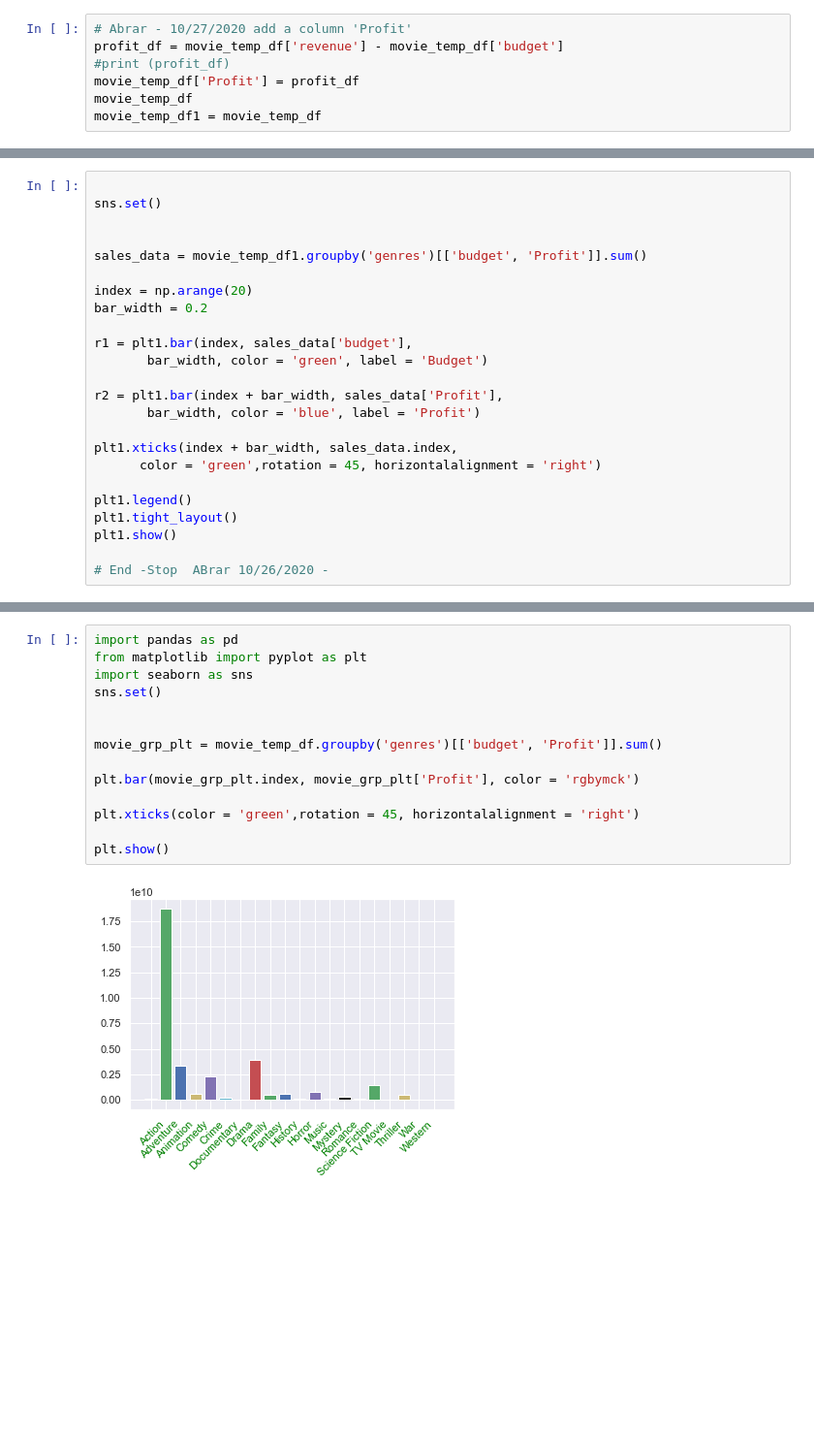
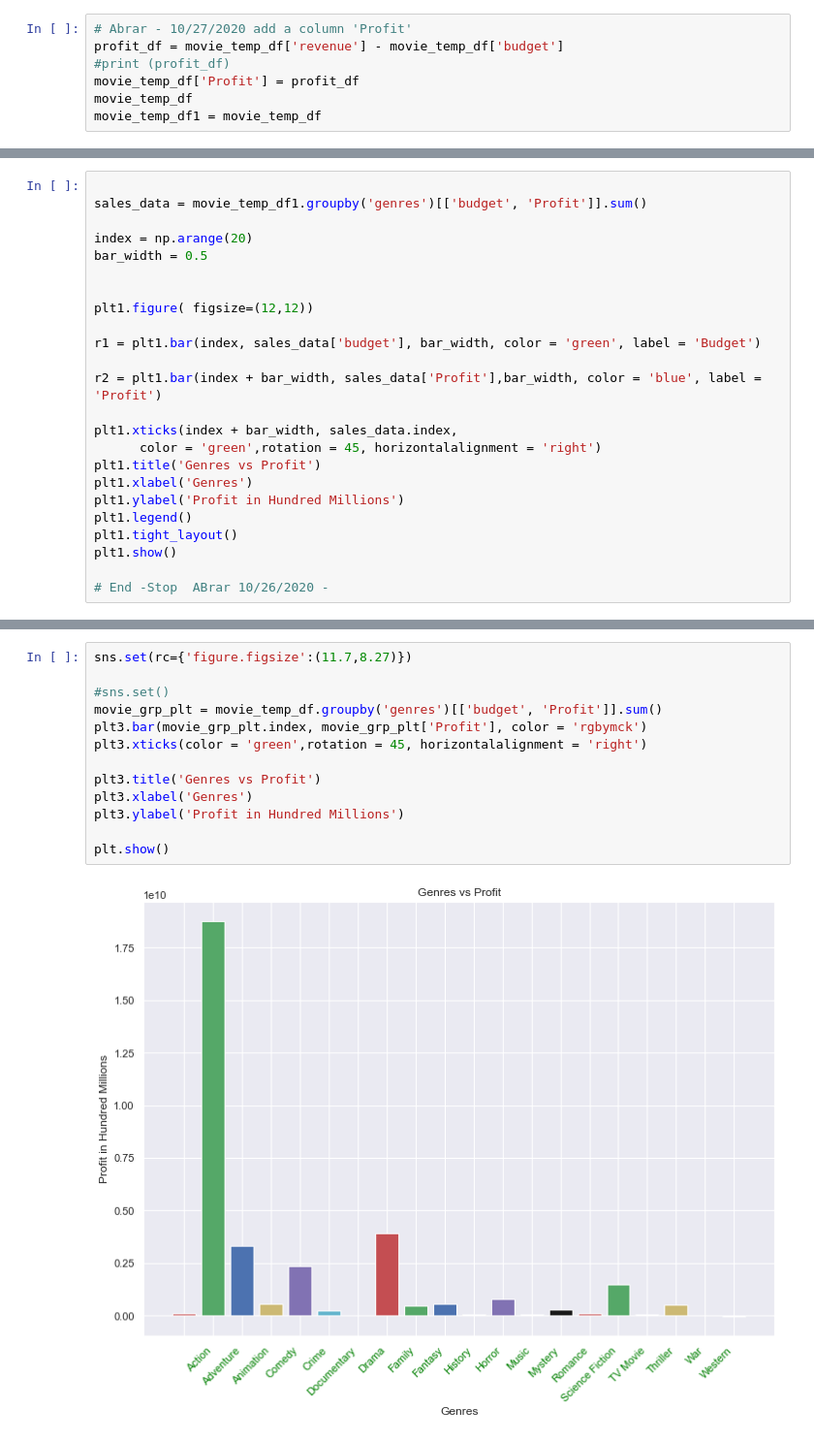
Before and after one commit to cassfolk/UCI-Project-1-Group-3, a Jupyter notebook: Data - database, pulling, and cleaning/movie_analysis_charts.ipynb, the cells around one changed output, grey strips where cells are left out. Shown at 97% size. Drawn from its saved outputs; the diff is of its cells as text; blank space fills up the shorter version.

```diff
--- a/Data - database, pulling, and cleaning/movie_analysis_charts.ipynb
+++ b/Data - database, pulling, and cleaning/movie_analysis_charts.ipynb
@@ -76,22 +28,22 @@ plt.show()
 # %%
-
-sns.set()
-
 
 sales_data = movie_temp_df1.groupby('genres')[['budget', 'Profit']].sum()
 
 index = np.arange(20)
-bar_width = 0.2
+bar_width = 0.5
 
-r1 = plt1.bar(index, sales_data['budget'],
-       bar_width, color = 'green', label = 'Budget')
 
-r2 = plt1.bar(index + bar_width, sales_data['Profit'],
-       bar_width, color = 'blue', label = 'Profit')
+plt1.figure( figsize=(12,12))
+
+r1 = plt1.bar(index, sales_data['budget'], bar_width, color = 'green', label = 'Budget')
+
+r2 = plt1.bar(index + bar_width, sales_data['Profit'],bar_width, color = 'blue', label = 'Profit')
 
 plt1.xticks(index + bar_width, sales_data.index,
       color = 'green',rotation = 45, horizontalalignment = 'right')
-
+plt1.title('Genres vs Profit')
+plt1.xlabel('Genres')
+plt1.ylabel('Profit in Hundred Millions')
 plt1.legend()
 plt1.tight_layout()
 plt1.show()
@@ -104,16 +54,15 @@ No handles with labels found to put in legend.
 # %%
-import pandas as pd
-from matplotlib import pyplot as plt
-import seaborn as sns
-sns.set()
+sns.set(rc={'figure.figsize':(11.7,8.27)})
 
+#sns.set()
+movie_grp_plt = movie_temp_df.groupby('genres')[['budget', 'Profit']].sum()
+plt3.bar(movie_grp_plt.index, movie_grp_plt['Profit'], color = 'rgbymck')
+plt3.xticks(color = 'green',rotation = 45, horizontalalignment = 'right')
 
-movie_grp_plt = movie_temp_df.groupby('genres')[['budget', 'Profit']].sum()
-
-plt.bar(movie_grp_plt.index, movie_grp_plt['Profit'], color = 'rgbymck')
-
-plt.xticks(color = 'green',rotation = 45, horizontalalignment = 'right')
+plt3.title('Genres vs Profit')
+plt3.xlabel('Genres')
+plt3.ylabel('Profit in Hundred Millions')
 
 plt.show()
 # %% [output]
-[figure, old version]
+[figure, new version]
```
Also changed, not shown: parts of 4 cells of this notebook.
